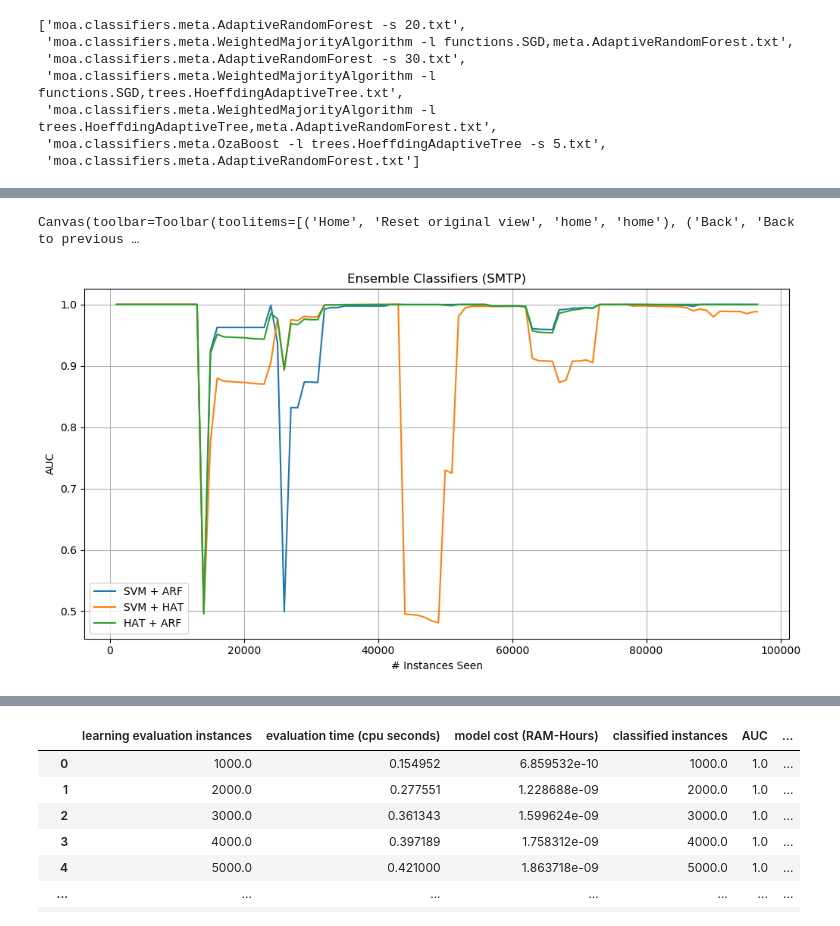
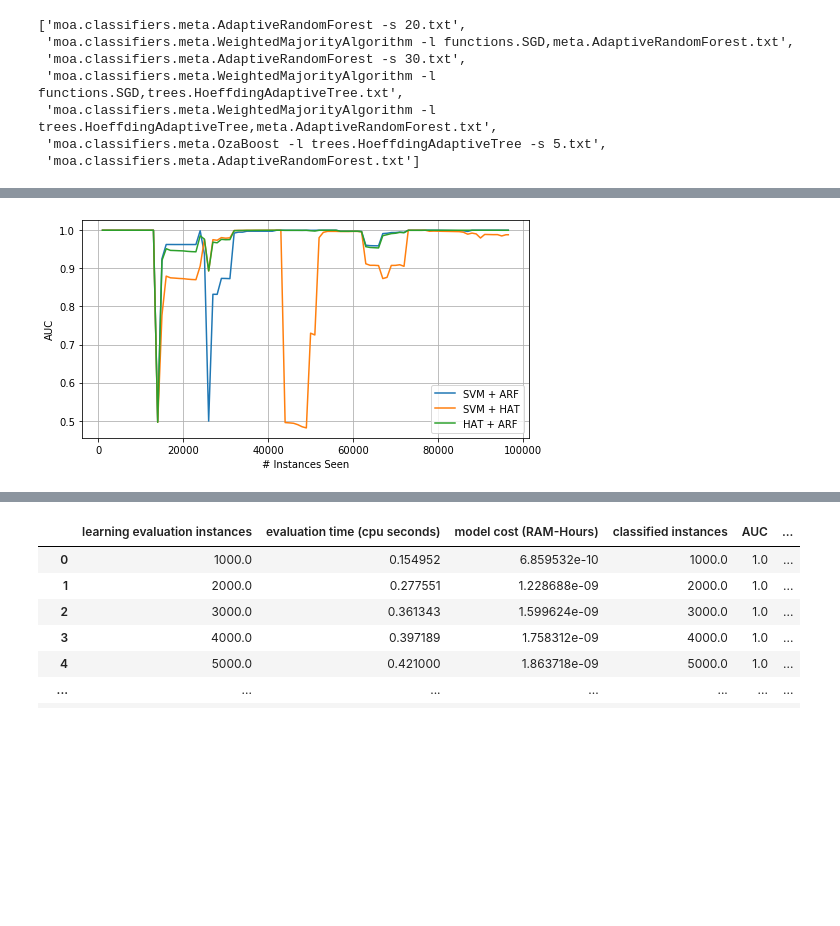
Before and after one commit to WildfireXIII/nids-research, a Jupyter notebook: notebooks/3_Graphs.ipynb, the cells around one changed output, grey strips where cells are left out. Drawn from its saved outputs; the diff is of its cells as text; code cells hidden in the pictures; blank space fills up the shorter version.

Commit message:
Add more results things

```diff
--- a/notebooks/3_Graphs.ipynb
+++ b/notebooks/3_Graphs.ipynb
@@ -125,9 +126,12 @@ hat_arf_smtp = load_file("smtp", "moa.classifiers.meta.WeightedMajorityAlgorithm
 boostHAT_smtp = load_file("smtp", "moa.classifiers.meta.OzaBoost -l trees.HoeffdingAdaptiveTree -s 5", 1)
 arf_smtp = load_file("smtp", "moa.classifiers.meta.AdaptiveRandomForest", 1)
 # %%
-%matplotlib widget
+%matplotlib inline
+import seaborn as sns
+#sns.reset
+
 def plot(dfs, names, title):
-    fig, ax = plt.subplots(figsize=(12, 6))
+    fig, ax = plt.subplots(figsize=(8, 4))
 
     for index, df in enumerate(dfs):
         x = df["learning evaluation instances"]
@@ -135,10 +139,13 @@ def plot(dfs, names, title):
         ax.plot(x, y, label=names[index])
 
     ax.legend()
-    ax.set_title(title)
+    #ax.set_title(title)
     ax.set_ylabel("AUC")
     ax.set_xlabel("# Instances Seen")
     ax.grid()
 
     return fig
+
+def save_plot(plot, name):
+    plot.savefig('../experiments/result_imgs/' + name + '.png', bbox_inches='tight', dpi=300)
 # %%
@@ -154,6 +161,6 @@ Canvas(toolbar=Toolbar(toolitems=[('Home', 'Reset original view', 'home', 'home'
 # %%
-plot([svm_arf_smtp, svm_hat_smtp, hat_arf_smtp], ["SVM + ARF", "SVM + HAT", "HAT + ARF"], "Ensemble Classifiers (SMTP)")
+ensemble_smtp_plot = plot([svm_arf_smtp, svm_hat_smtp, hat_arf_smtp], ["SVM + ARF", "SVM + HAT", "HAT + ARF"], "Ensemble Classifiers (SMTP)")
+save_plot(ensemble_smtp_plot, "ensemble_smtp")
 # %% [output]
-Canvas(toolbar=Toolbar(toolitems=[('Home', 'Reset original view', 'home', 'home'), ('Back', 'Back to previous …
-[figure, old version]
+[figure, new version]
 # %%
```
Also changed, not shown: parts of 7 cells of this notebook, 9 other files.
